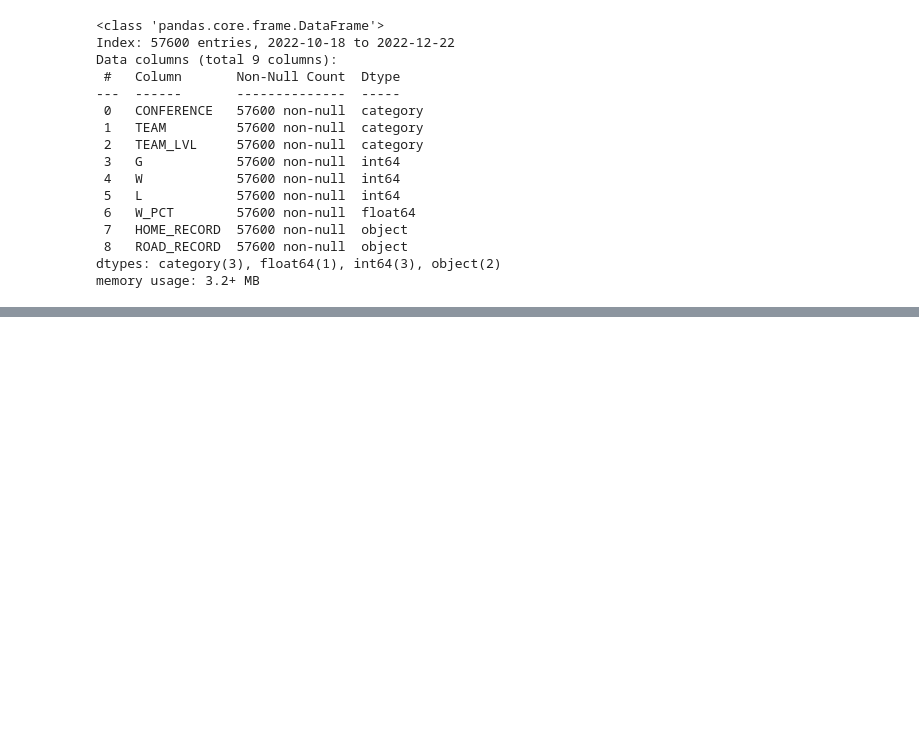
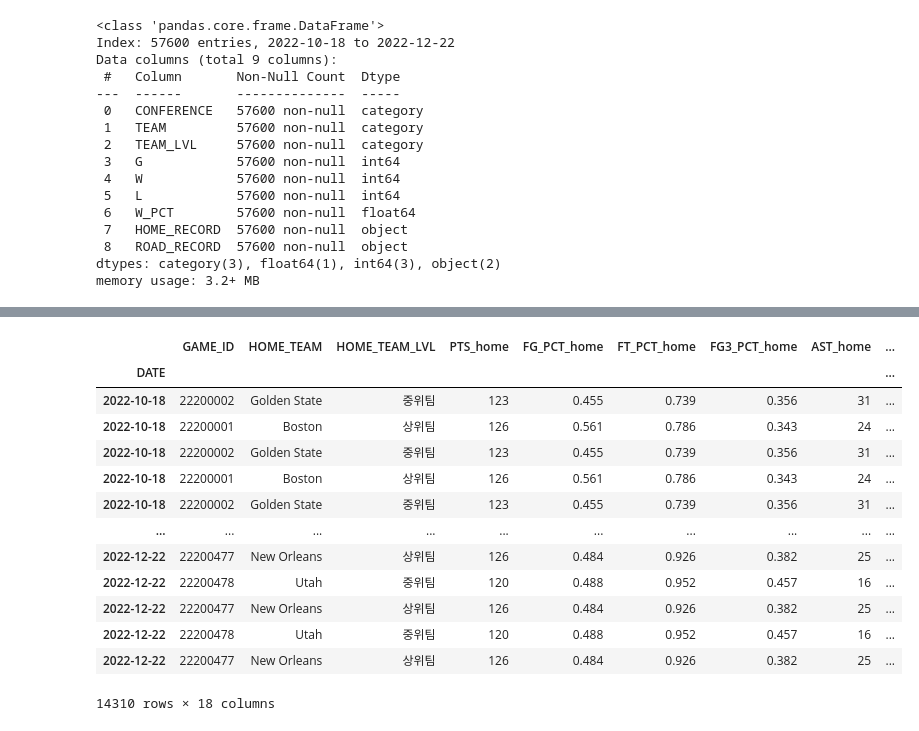
Before and after one commit to cye2020/Project1, a Jupyter notebook: src/analyze.ipynb, the cells around one changed output, grey strips where cells are left out. Drawn from its saved outputs; the diff is of its cells as text; code cells hidden in the pictures; blank space fills up the shorter version.

```diff
--- a/src/analyze.ipynb
+++ b/src/analyze.ipynb
@@ -64,0 +90,17 @@ memory usage: 3.2+ MB
+# %%
+games_regular
+# %% [output]
+|  | GAME_ID | HOME_TEAM | HOME_TEAM_LVL | PTS_home | FG_PCT_home | FT_PCT_home | FG3_PCT_home | AST_home | ... |
+| DATE |  |  |  |  |  |  |  |  | ... |
+| 2022-10-18 | 22200002 | Golden State | 중위팀 | 123 | 0.455 | 0.739 | 0.356 | 31 | ... |
+| 2022-10-18 | 22200001 | Boston | 상위팀 | 126 | 0.561 | 0.786 | 0.343 | 24 | ... |
+| 2022-10-18 | 22200002 | Golden State | 중위팀 | 123 | 0.455 | 0.739 | 0.356 | 31 | ... |
+| 2022-10-18 | 22200001 | Boston | 상위팀 | 126 | 0.561 | 0.786 | 0.343 | 24 | ... |
+| 2022-10-18 | 22200002 | Golden State | 중위팀 | 123 | 0.455 | 0.739 | 0.356 | 31 | ... |
+| ... | ... | ... | ... | ... | ... | ... | ... | ... | ... |
+| 2022-12-22 | 22200477 | New Orleans | 상위팀 | 126 | 0.484 | 0.926 | 0.382 | 25 | ... |
+| 2022-12-22 | 22200478 | Utah | 중위팀 | 120 | 0.488 | 0.952 | 0.457 | 16 | ... |
+| 2022-12-22 | 22200477 | New Orleans | 상위팀 | 126 | 0.484 | 0.926 | 0.382 | 25 | ... |
+| 2022-12-22 | 22200478 | Utah | 중위팀 | 120 | 0.488 | 0.952 | 0.457 | 16 | ... |
+| 2022-12-22 | 22200477 | New Orleans | 상위팀 | 126 | 0.484 | 0.926 | 0.382 | 25 | ... |
+14310 rows × 18 columns
```
Also changed, not shown: parts of 3 cells of this notebook, 9 other files.
